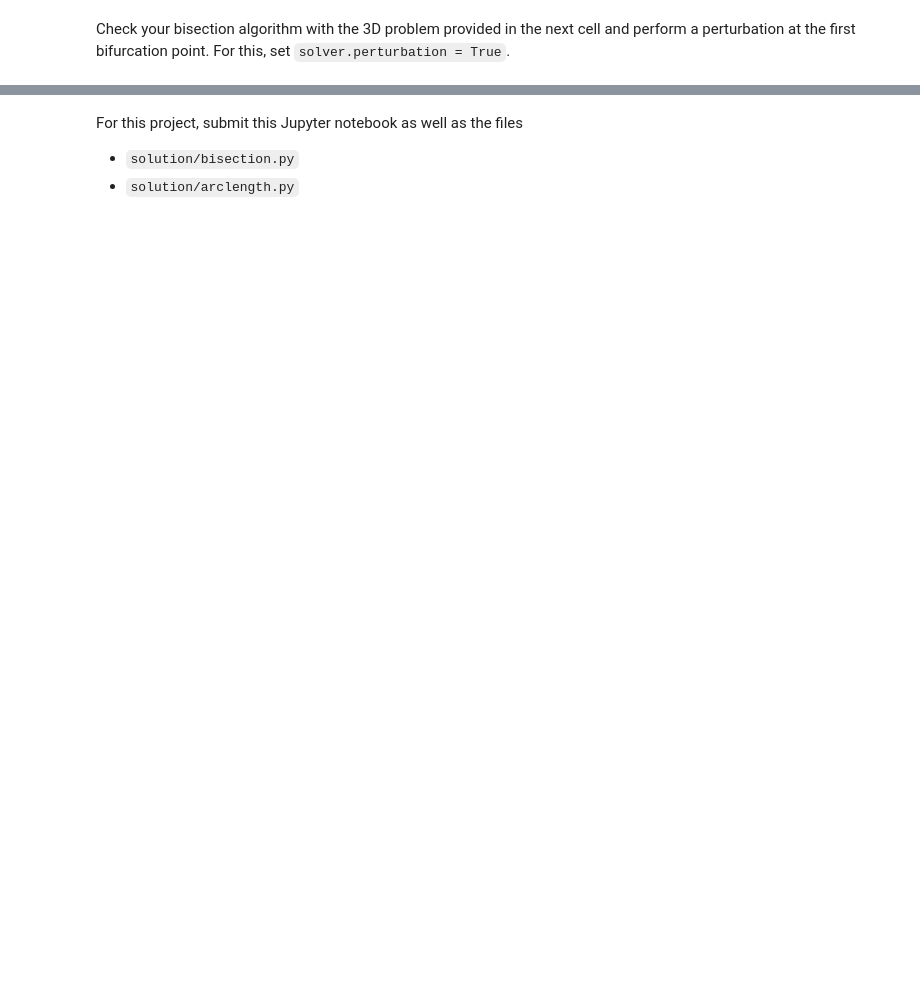
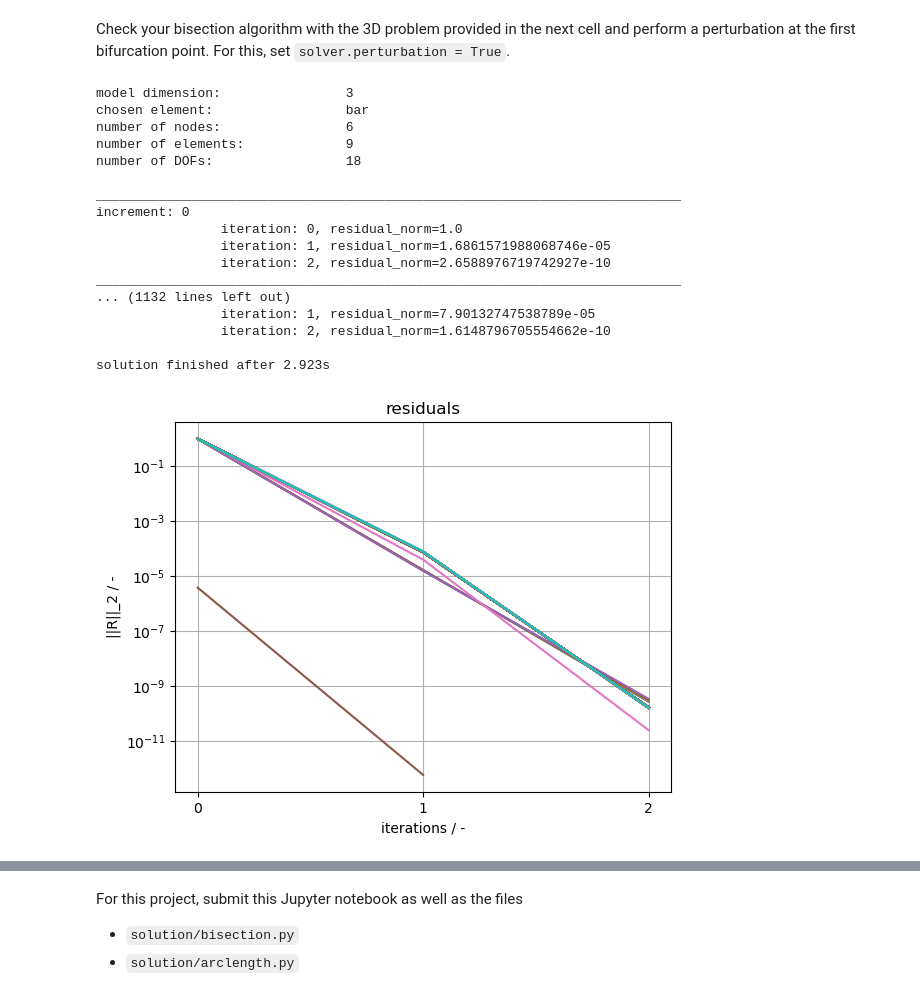
Before and after one commit to Olareanu/nonlin-fea-assn, a Jupyter notebook: Project_2/project2.ipynb, the cells around one changed output, grey strips where cells are left out. Saved outputs shown, nothing was run; the diff lists cells and outputs as text; code cells hidden in the pictures; blank space fills up the shorter version.

```diff
--- a/Project_2/project2.ipynb
+++ b/Project_2/project2.ipynb
@@ -187,31 +229,50 @@ solver_tent = Solver()
 solver_tent.num_increments = 220
 solver_tent.tolerance_nr = 1e-8
 solver_tent.max_iter = 10
 solver_tent.control_method = "arclength"
 solver_tent.control_size = 0.07
 solver_tent.stability_analysis = True
 solver_tent.tolerance_detK = 1e-4
 solver_tent.max_bisection_iter = 20
-solver_tent.perturbation = False
+solver_tent.perturbation = True
 
 # get DOF used for the monitoring in the plots
 monitoring_node_dof = np.array([[1, 2]])
 solver_tent.monitoring_dof = int(
     monitoring_node_dof[0, 0] * 3 + monitoring_node_dof[0, 1]
 )
 
 # set output directory
 solver_tent.result_dir = "project2_tent"
 
 # preprocess model and start computations
 model_tent.prepare()
 solution.incremental.solve(model_tent, solver_tent)
 
 # plot residuals
 post.plots.residuals(solver_tent.monitoring)
 
 # plot determinant of the stiffness matrix
 post.plots.detK_displacement(solver_tent.monitoring)
 
 # plot deformed mesh
 post.interactive.truss(solver_tent.result_dir, field="u")
+# %% [output]
+model dimension:                3
+chosen element:                 bar
+number of nodes:                6
+number of elements:             9
+number of DOFs:                 18
+
+___________________________________________________________________________
+increment: 0
+                iteration: 0, residual_norm=1.0
+                iteration: 1, residual_norm=1.6861571988068746e-05
+                iteration: 2, residual_norm=2.6588976719742927e-10
+___________________________________________________________________________
+... (1132 lines left out)
+                iteration: 1, residual_norm=7.90132747538789e-05
+                iteration: 2, residual_norm=1.6148796705554662e-10
+
+solution finished after 2.923s
+[figure, added]
```
Also changed, not shown: parts of 3 cells of this notebook, 5 other files.
